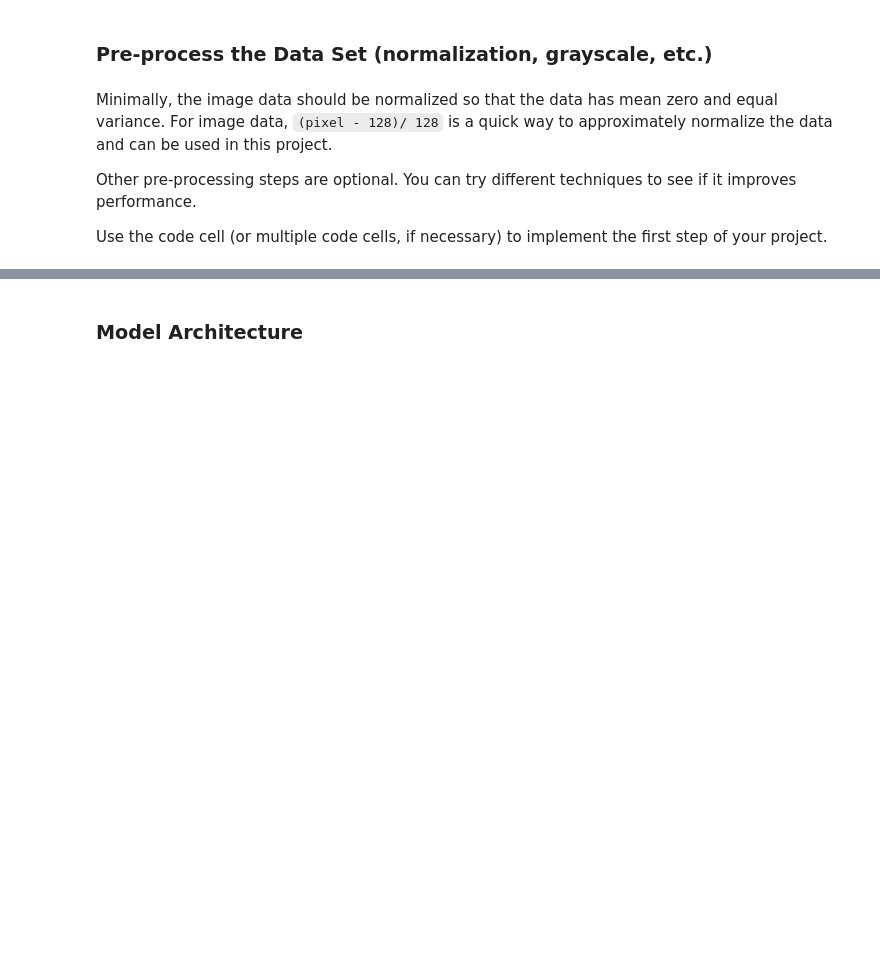
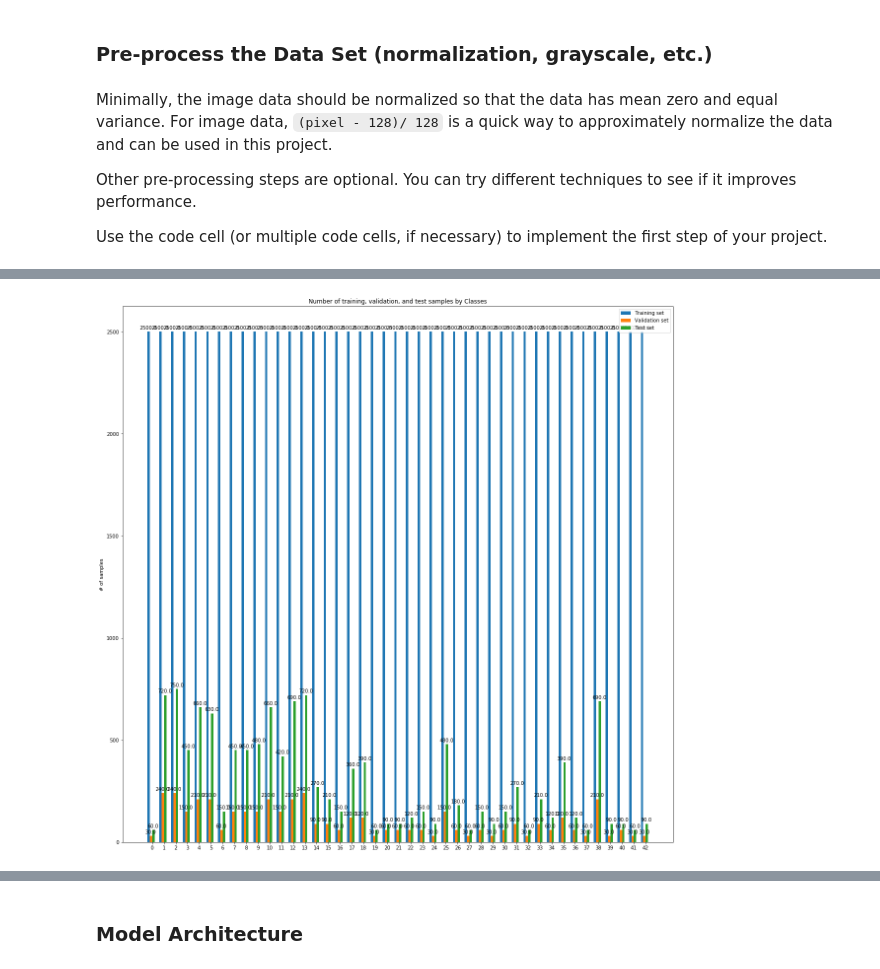
Before and after one commit to ahmadsheikhveisi/CarND-Traffic-Sign-Classifier-Project, a Jupyter notebook: Traffic_Sign_Classifier.ipynb, the cells around one changed output, grey strips where cells are left out. Saved outputs shown, nothing was run; the diff lists cells and outputs as text; code cells hidden in the pictures; blank space fills up the shorter version.

Commit message:
Generating Synthetic data

```diff
--- a/Traffic_Sign_Classifier.ipynb
+++ b/Traffic_Sign_Classifier.ipynb
@@ -213,3 +216,87 @@ Use the code cell (or multiple code cells, if necessary) to implement the first
 ### Preprocess the data here. It is required to normalize the data. Other preprocessing steps could include
 ### converting to grayscale, etc.
 ### Feel free to use as many code cells as needed.
+# %%
+### Generate Synthetic data
+
+#classes which can be flipped vertically
+list_of_fl_lbl_v = [5,12,15,17]
+#classes which can be flipped horizontally
+list_of_fl_lbl_h = [11,12,13,15,17,18,22,26,30,35]
+#classes which if flipped horizontally, will turn into another class
+list_of_fl_new_lbl_h = [[19,20,33,34,36,37,38,39],[20,19,34,33,37,36,39,38]]
+
+### Hyperparameters
+rot_angle = 10
+rot_center_dev = 0.1
+trans_dev = 0.1
+
+def transform_img(img):
+    height, width, _ = img.shape
+
+    # Rotation
+    center = (int(width/2 + (width * np.random.uniform(-rot_center_dev, rot_center_dev))),
+              int(height/2 + (height * np.random.uniform(-rot_center_dev, rot_center_dev))))
+
+    angle_rand = np.random.uniform(-rot_angle, rot_angle)
+
+    rotation_mat = cv2.getRotationMatrix2D(center, angle_rand, 1)
+
+    img = cv2.warpAffine(img, rotation_mat, (width, height))
+
+    # Translation
+    x_offset = width * np.random.uniform(-trans_dev, trans_dev)
+    y_offset = height * np.random.uniform(-trans_dev, trans_dev)
+    translation_mat = np.array([[1, 0, x_offset], [0, 1, y_offset]])
+
+    img = cv2.warpAffine(img, translation_mat, (width, height))
+
+    return img
+
+def flip_image(img,lbl):
+    if lbl in list_of_fl_lbl_v:
+        if random.getrandbits(1) == 1:
+            img = cv2.flip(img,0)
+
+    if lbl in list_of_fl_lbl_h:
+        if random.getrandbits(1) == 1:
+            img = cv2.flip(img,1)
+
+    return img
+
+X_aug = []
+y_aug = []
+
+#get the samples from the another class by flipping
+for index,lbl in enumerate(list_of_fl_new_lbl_h[0]):
+    imgs = X_train[y_train == lbl]
+    for img in imgs:
+        X_aug.append(cv2.flip(img,1))
+        y_aug.append(list_of_fl_new_lbl_h[1][index])
+
+print(f"adding {len(X_aug)} to {len(X_train)} training data")
+X_train = np.append(X_train,X_aug).reshape((-1,32,32,3))
+y_train = np.append(y_train,y_aug)
+print(f"resulting {len(X_train)}")
+
+X_aug = []
+y_aug = []
+
+#add random images to each class until it reaches 2500 samples
+for lbl in range(n_classes):
+    x_lbl = X_train[y_train == lbl]
+    if (len(x_lbl) < 2500):
+        for _ in range(2500 - len(x_lbl)):
+            index = random.randint(0, len(x_lbl)-1)
+            img = transform_img(x_lbl[index])
+            img = flip_image(img,lbl)
+            X_aug.append(img)
+            y_aug.append(lbl)
+
+print(f"adding {len(X_aug)} to {len(X_train)} training data")
+X_train = np.append(X_train,X_aug).reshape((-1,32,32,3))
+y_train = np.append(y_train,y_aug)
+print(f"resulting {len(X_train)}")
+
+visualize_distribution(y_train,y_valid,y_test,n_classes)
+# %% [output]
@@ -216,3 +307,4 @@ Use the code cell (or multiple code cells, if necessary) to implement the first
+[figure, added]
 # %%
 ### convert to grayscale
 gray_scale_en = True
```
Also changed, not shown: parts of 11 cells of this notebook, 3 other files.
